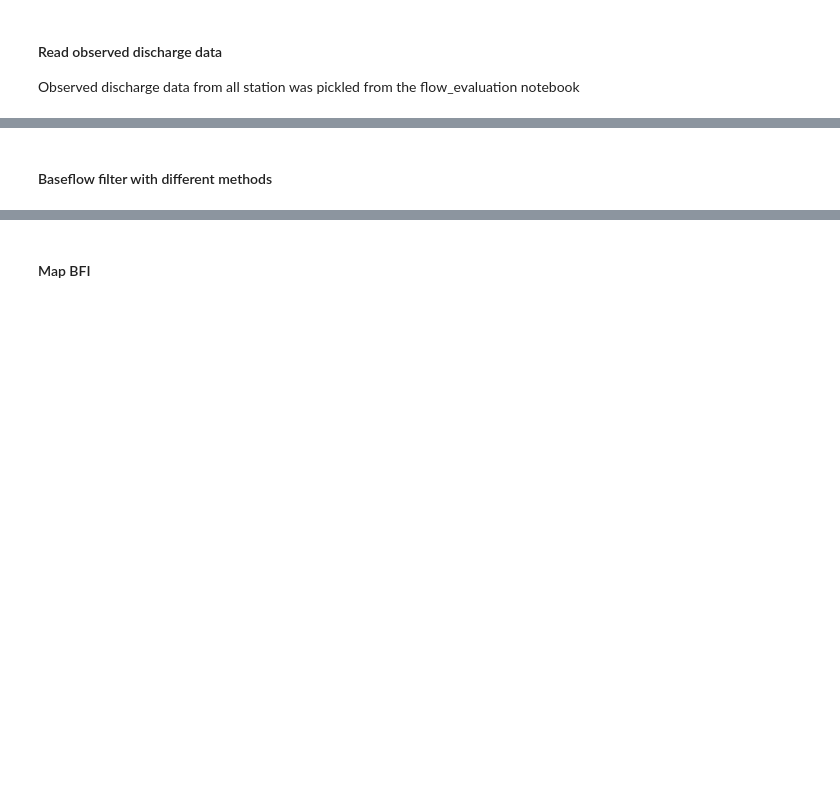
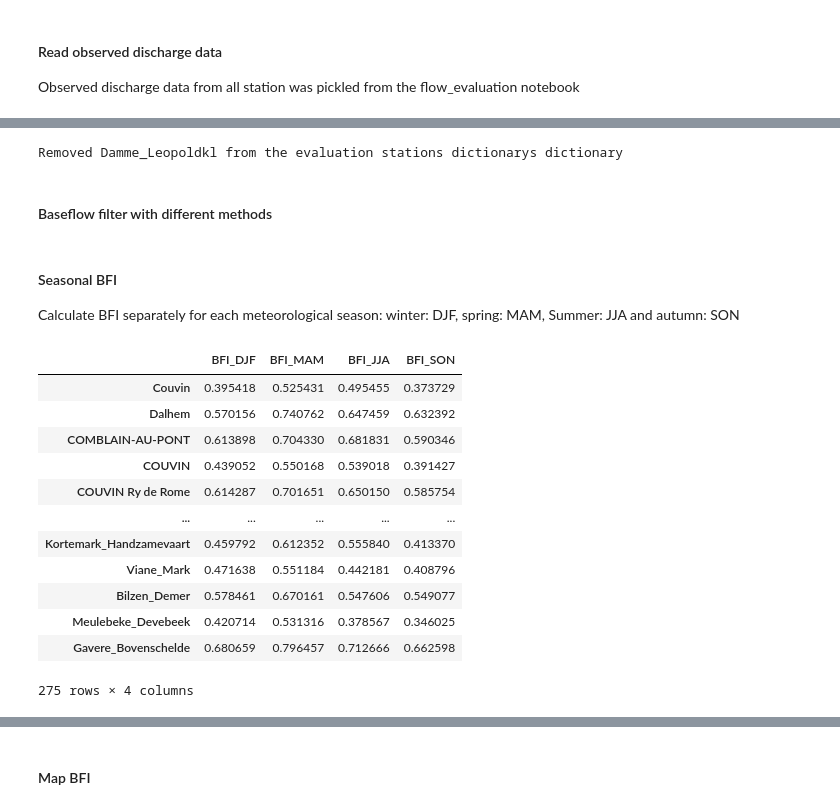
Before and after one commit to klekarkar/mHM_IO_dataprocessing, a Jupyter notebook: baseflow_separation.ipynb, the cells around one changed output, grey strips where cells are left out. Cells and saved outputs as stored; diff of their text form; code cells hidden in the pictures; blank space fills up the shorter version.

```diff
--- a/baseflow_separation.ipynb
+++ b/baseflow_separation.ipynb
@@ -40,3 +42,15 @@ rivers_shp = gpd.read_file(r"W:/VUB/_main_research/data/shapefiles/HydroRIVERS_v
+# %%
+canals = ['HACCOURT', 'Merendree_Afleidingskl Leie', 'Damme_Leopoldkl']
+
+#remove the canals from the eval stations DICTIONARY
+for canal in canals:
+    if canal in eval_stations_Q:
+        del eval_stations_Q[canal]
+        print(f"Removed {canal} from the evaluation stations dictionary", end='\r')
+    else:
+        print(f"{canal} not found in the evaluation stations dictionary")
+# %% [output]
+Removed Damme_Leopoldkl from the evaluation stations dictionarys dictionary
 # %% [markdown]
 #### Baseflow filter with different methods
 # %%
@@ -72,4 +98,66 @@ for key, data in eval_stations_Q.items():
     df_stat.columns = ['Q', 'Q_bf']
 
     baseflow_dict[nameStation] = df_stat
+# %% [markdown]
+#### Seasonal BFI
+Calculate BFI separately for each meteorological season: winter: DJF, spring: MAM, Summer: JJA and autumn: SON
+# %%
+seasons = {
+    'DJF': [12, 1, 2],  # December, January, February
+    'MAM': [3, 4, 5],   # March, April, May
+    'JJA': [6, 7, 8],   # June, July August
+    'SON': [9, 10, 11]  # September, October, November
+}
+
+
+# List to hold seasonal baseflow DataFrames for each station
+station_Qb = []
+
+# Loop through each station and calculate seasonal baseflow
+for nameStation, df in baseflow_dict.items():
+
+    seasonal_baseflow_dict = {}
+
+    for season, months in seasons.items():
+        # Initialize a dictionary to hold seasonal data for the station
+
+        # Filter the DataFrame for the current season
+        season_df = df[df.index.month.isin(months)]
+
+        # Calculate seasonal baseflow and total flow
+        seasonal_baseflow = season_df['Q_bf'].sum()
+        total_flow = season_df['Q'].sum()
+
+        # Calculate BFI for the season
+        bfi_season = seasonal_baseflow / total_flow
+
+        # Store the results
+        seasonal_baseflow_dict['BFI_'+season] = bfi_season
+
+    #convert the seasonal baseflow dictionary to a DataFrame
+    seasonal_baseflow_df = pd.DataFrame.from_dict(seasonal_baseflow_dict, orient='index', columns=[nameStation])
+    #transposing the DataFrame to have seasons as columns
+    seasonal_baseflow_df = seasonal_baseflow_df.T
+
+    #append the seasonal baseflow DataFrame to the list
+    station_Qb.append(seasonal_baseflow_df)
+
+#combine all seasonal baseflow DataFrames into a single DataFrame
+seasonal_baseflow_df = pd.concat(station_Qb, axis=0)
+# %%
+seasonal_baseflow_df
+# %% [output]
+|  | BFI_DJF | BFI_MAM | BFI_JJA | BFI_SON |
+| Couvin | 0.395418 | 0.525431 | 0.495455 | 0.373729 |
+| Dalhem | 0.570156 | 0.740762 | 0.647459 | 0.632392 |
+| COMBLAIN-AU-PONT | 0.613898 | 0.704330 | 0.681831 | 0.590346 |
+| COUVIN | 0.439052 | 0.550168 | 0.539018 | 0.391427 |
+| COUVIN Ry de Rome | 0.614287 | 0.701651 | 0.650150 | 0.585754 |
+| ... | ... | ... | ... | ... |
+| Kortemark_Handzamevaart | 0.459792 | 0.612352 | 0.555840 | 0.413370 |
+| Viane_Mark | 0.471638 | 0.551184 | 0.442181 | 0.408796 |
+| Bilzen_Demer | 0.578461 | 0.670161 | 0.547606 | 0.549077 |
+| Meulebeke_Devebeek | 0.420714 | 0.531316 | 0.378567 | 0.346025 |
+| Gavere_Bovenschelde | 0.680659 | 0.796457 | 0.712666 | 0.662598 |
+275 rows × 4 columns
 # %% [markdown]
```
Also changed, not shown: parts of 8 cells of this notebook, 6 other files.
